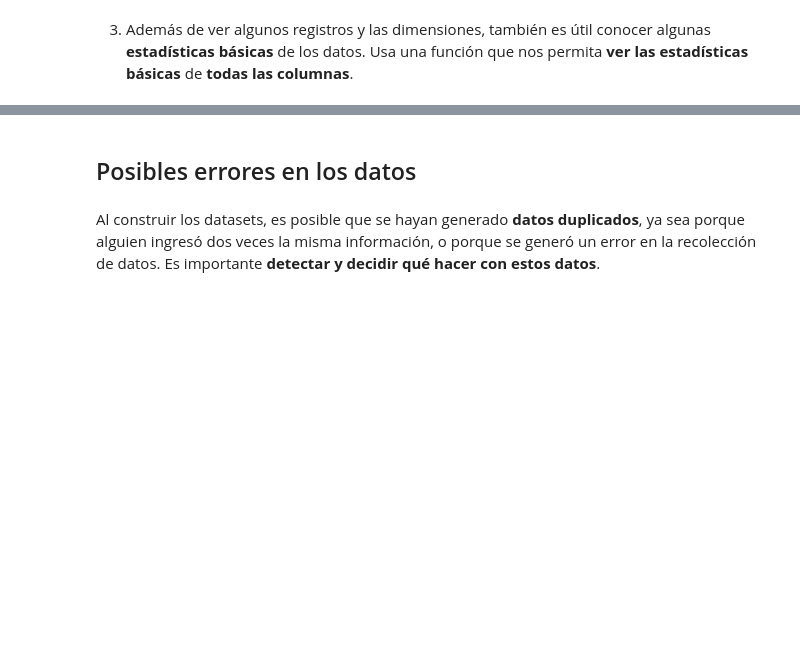
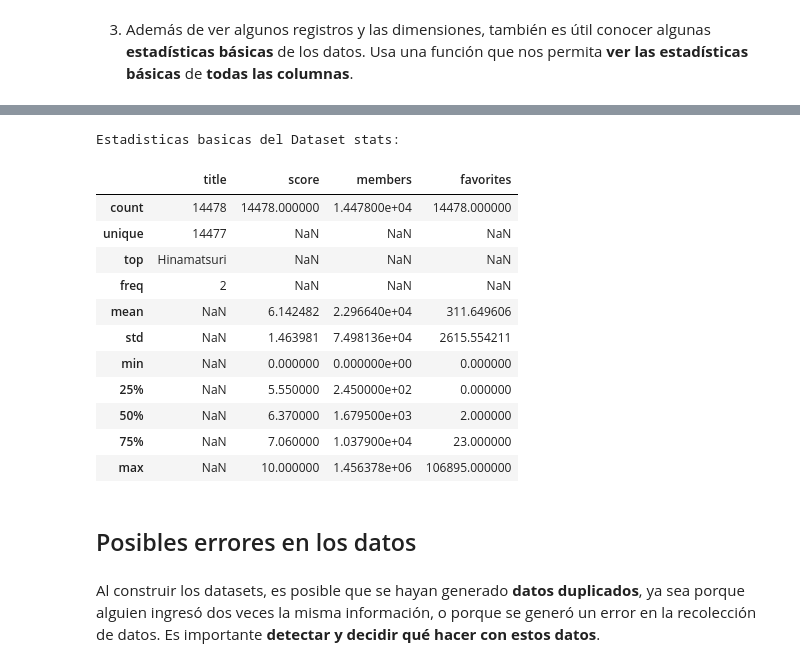
Before and after one commit to chucrutt/mineria_datos_CC5205, a Jupyter notebook: Lab1/Laboratorio_1_2025.ipynb, the cells around one changed output, grey strips where cells are left out. Cells and saved outputs as stored; diff of their text form; code cells hidden in the pictures; blank space fills up the shorter version.

```diff
--- a/Lab1/Laboratorio_1_2025.ipynb
+++ b/Lab1/Laboratorio_1_2025.ipynb
@@ -68,3 +119,20 @@ Esto es importante para poder responder
+# %%
+print('Estadisticas basicas del Dataset stats:')
+df_stats.describe(include ='all')
+# %% [output]
+Estadisticas basicas del Dataset stats:
+|  | title | score | members | favorites |
+| count | 14478 | 14478.000000 | 1.447800e+04 | 14478.000000 |
+| unique | 14477 | NaN | NaN | NaN |
+| top | Hinamatsuri | NaN | NaN | NaN |
+| freq | 2 | NaN | NaN | NaN |
+| mean | NaN | 6.142482 | 2.296640e+04 | 311.649606 |
+| std | NaN | 1.463981 | 7.498136e+04 | 2615.554211 |
+| min | NaN | 0.000000 | 0.000000e+00 | 0.000000 |
+| 25% | NaN | 5.550000 | 2.450000e+02 | 0.000000 |
+| 50% | NaN | 6.370000 | 1.679500e+03 | 2.000000 |
+| 75% | NaN | 7.060000 | 1.037900e+04 | 23.000000 |
+| max | NaN | 10.000000 | 1.456378e+06 | 106895.000000 |
 # %% [markdown]
 ## Posibles errores en los datos
 # %% [markdown]
```
Also changed, not shown: parts of 28 cells of this notebook, 1 other file.
